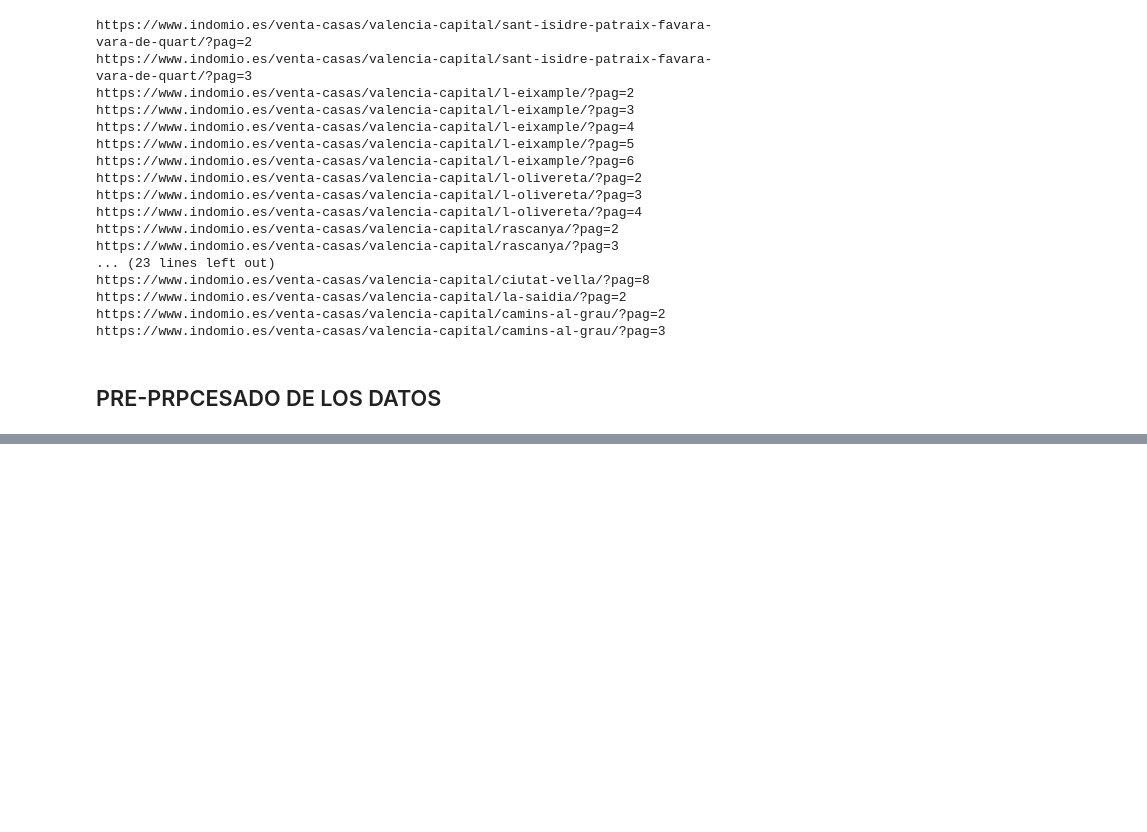
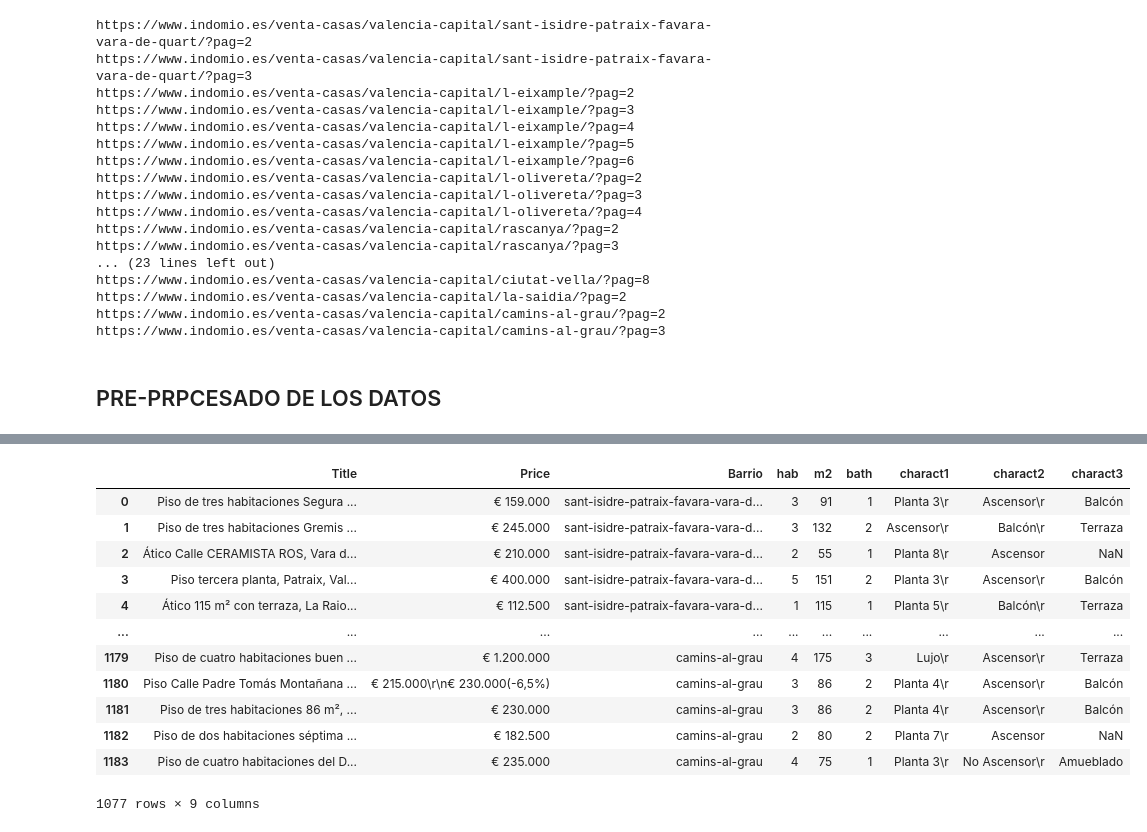
Before and after one commit to esedesam/mcd-nlp-proyecto, a Jupyter notebook: WS.ipynb, the cells around one changed output, grey strips where cells are left out. Drawn from its saved outputs; the diff is of its cells as text; code cells hidden in the pictures; blank space fills up the shorter version.

```diff
--- a/WS.ipynb
+++ b/WS.ipynb
@@ -139,0 +183,30 @@ data
+# %%
+# Función para eliminar las palabras
+def eliminar_palabras(texto, palabras_a_eliminar):
+    for palabra in palabras_a_eliminar:
+        texto = texto.replace(palabra, '')
+    return texto
+
+
+
+# Aplicar la función a la columna 'descripcion'
+data['hab'] = data['hab'].apply(eliminar_palabras, args = (['habitación\r', 'habitaciones\r'],))
+data['bath'] = data['bath'].apply(eliminar_palabras, args = (['baño\r', 'baños\r'],))
+data['m2'] = data['m2'].apply(eliminar_palabras, args = (['m²\r'],))
+
+# Mostrar el DataFrame resultante
+data
+# %% [output]
+|  | Title | Price | Barrio | hab | m2 | bath | charact1 | charact2 | charact3 |
+| 0 | Piso de tres habitaciones Segura ... | € 159.000 | sant-isidre-patraix-favara-vara-d... | 3 | 91 | 1 | Planta 3\r | Ascensor\r | Balcón |
+| 1 | Piso de tres habitaciones Gremis ... | € 245.000 | sant-isidre-patraix-favara-vara-d... | 3 | 132 | 2 | Ascensor\r | Balcón\r | Terraza |
+| 2 | Ático Calle CERAMISTA ROS, Vara d... | € 210.000 | sant-isidre-patraix-favara-vara-d... | 2 | 55 | 1 | Planta 8\r | Ascensor | NaN |
+| 3 | Piso tercera planta, Patraix, Val... | € 400.000 | sant-isidre-patraix-favara-vara-d... | 5 | 151 | 2 | Planta 3\r | Ascensor\r | Balcón |
+| 4 | Ático 115 m² con terraza, La Raio... | € 112.500 | sant-isidre-patraix-favara-vara-d... | 1 | 115 | 1 | Planta 5\r | Balcón\r | Terraza |
+| ... | ... | ... | ... | ... | ... | ... | ... | ... | ... |
+| 1179 | Piso de cuatro habitaciones buen ... | € 1.200.000 | camins-al-grau | 4 | 175 | 3 | Lujo\r | Ascensor\r | Terraza |
+| 1180 | Piso Calle Padre Tomás Montañana ... | € 215.000\r\n€ 230.000(-6,5%) | camins-al-grau | 3 | 86 | 2 | Planta 4\r | Ascensor\r | Balcón |
+| 1181 | Piso de tres habitaciones 86 m², ... | € 230.000 | camins-al-grau | 3 | 86 | 2 | Planta 4\r | Ascensor\r | Balcón |
+| 1182 | Piso de dos habitaciones séptima ... | € 182.500 | camins-al-grau | 2 | 80 | 2 | Planta 7\r | Ascensor | NaN |
+| 1183 | Piso de cuatro habitaciones del D... | € 235.000 | camins-al-grau | 4 | 75 | 1 | Planta 3\r | No Ascensor\r | Amueblado |
+1077 rows × 9 columns
```
Also changed, not shown: parts of 5 cells of this notebook, 1 other file.
